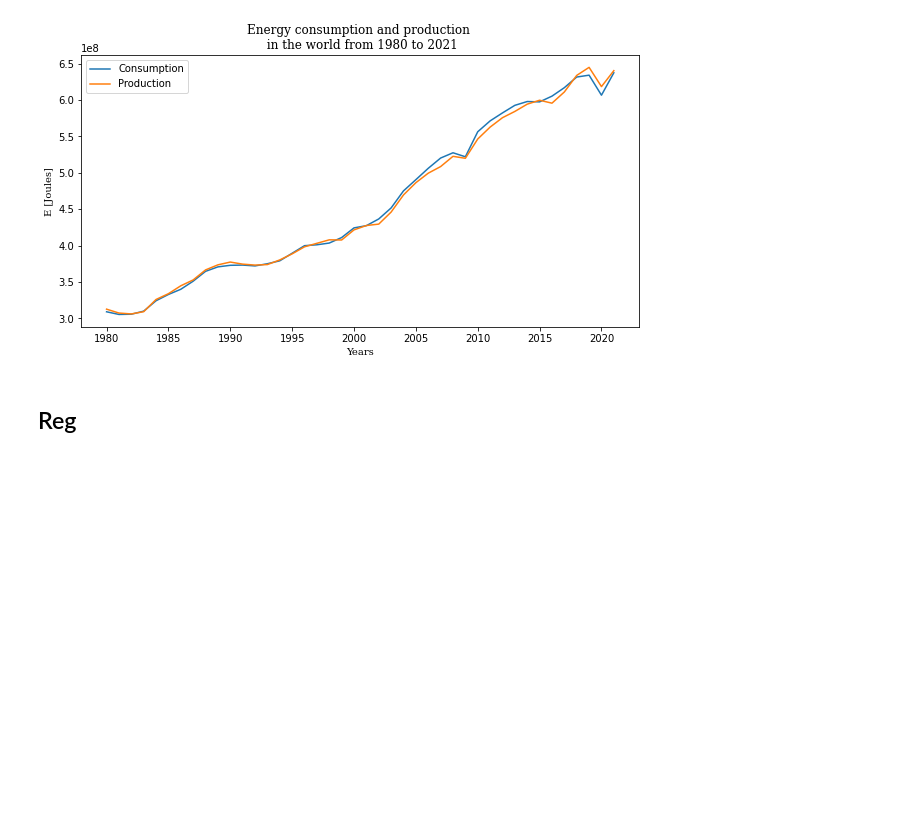
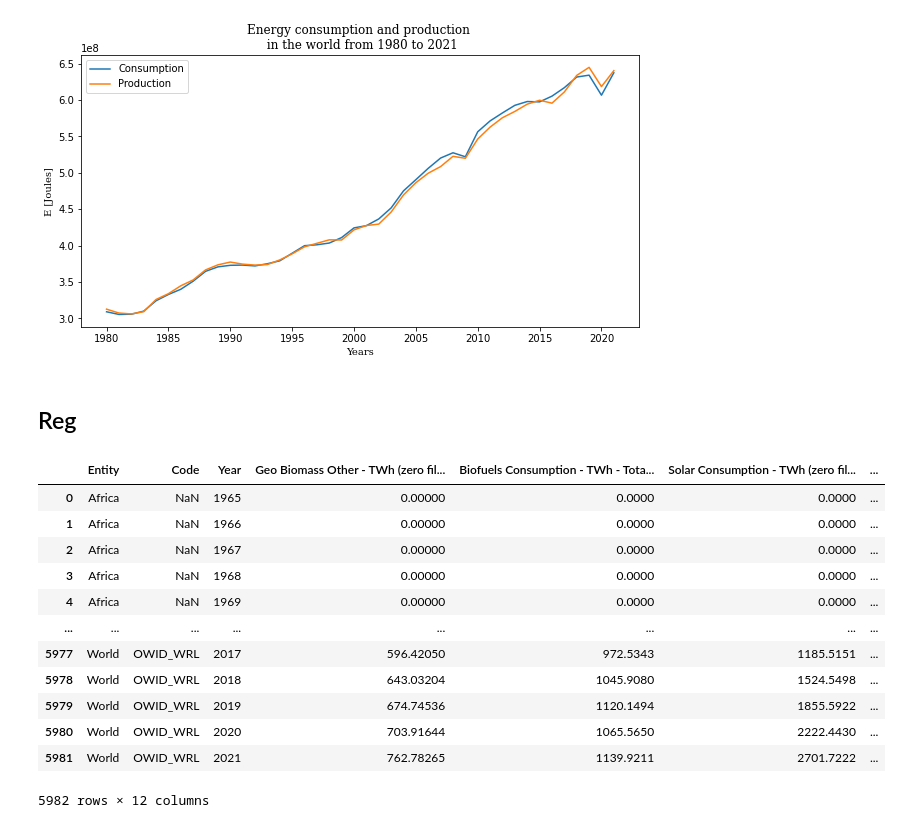
Before and after one commit to amiryarahmadi/Renewable-Energy-Project, a Jupyter notebook: Linear_Regression.ipynb, the cells around one changed output. Saved outputs shown, nothing was run; the diff lists cells and outputs as text; code cells hidden in the pictures; blank space fills up the shorter version.

```diff
--- a/Linear_Regression.ipynb
+++ b/Linear_Regression.ipynb
@@ -48,0 +47,16 @@ X_year = np.array(df.columns.astype(float))
+# %%
+df
+# %% [output]
+|  | Entity | Code | Year | Geo Biomass Other - TWh (zero fil... | Biofuels Consumption - TWh - Tota... | Solar Consumption - TWh (zero fil... | ... |
+| 0 | Africa | NaN | 1965 | 0.00000 | 0.0000 | 0.0000 | ... |
+| 1 | Africa | NaN | 1966 | 0.00000 | 0.0000 | 0.0000 | ... |
+| 2 | Africa | NaN | 1967 | 0.00000 | 0.0000 | 0.0000 | ... |
+| 3 | Africa | NaN | 1968 | 0.00000 | 0.0000 | 0.0000 | ... |
+| 4 | Africa | NaN | 1969 | 0.00000 | 0.0000 | 0.0000 | ... |
+| ... | ... | ... | ... | ... | ... | ... | ... |
+| 5977 | World | OWID_WRL | 2017 | 596.42050 | 972.5343 | 1185.5151 | ... |
+| 5978 | World | OWID_WRL | 2018 | 643.03204 | 1045.9080 | 1524.5498 | ... |
+| 5979 | World | OWID_WRL | 2019 | 674.74536 | 1120.1494 | 1855.5922 | ... |
+| 5980 | World | OWID_WRL | 2020 | 703.91644 | 1065.5650 | 2222.4430 | ... |
+| 5981 | World | OWID_WRL | 2021 | 762.78265 | 1139.9211 | 2701.7222 | ... |
+5982 rows × 12 columns
```
Also changed, not shown: parts of 8 cells of this notebook.
